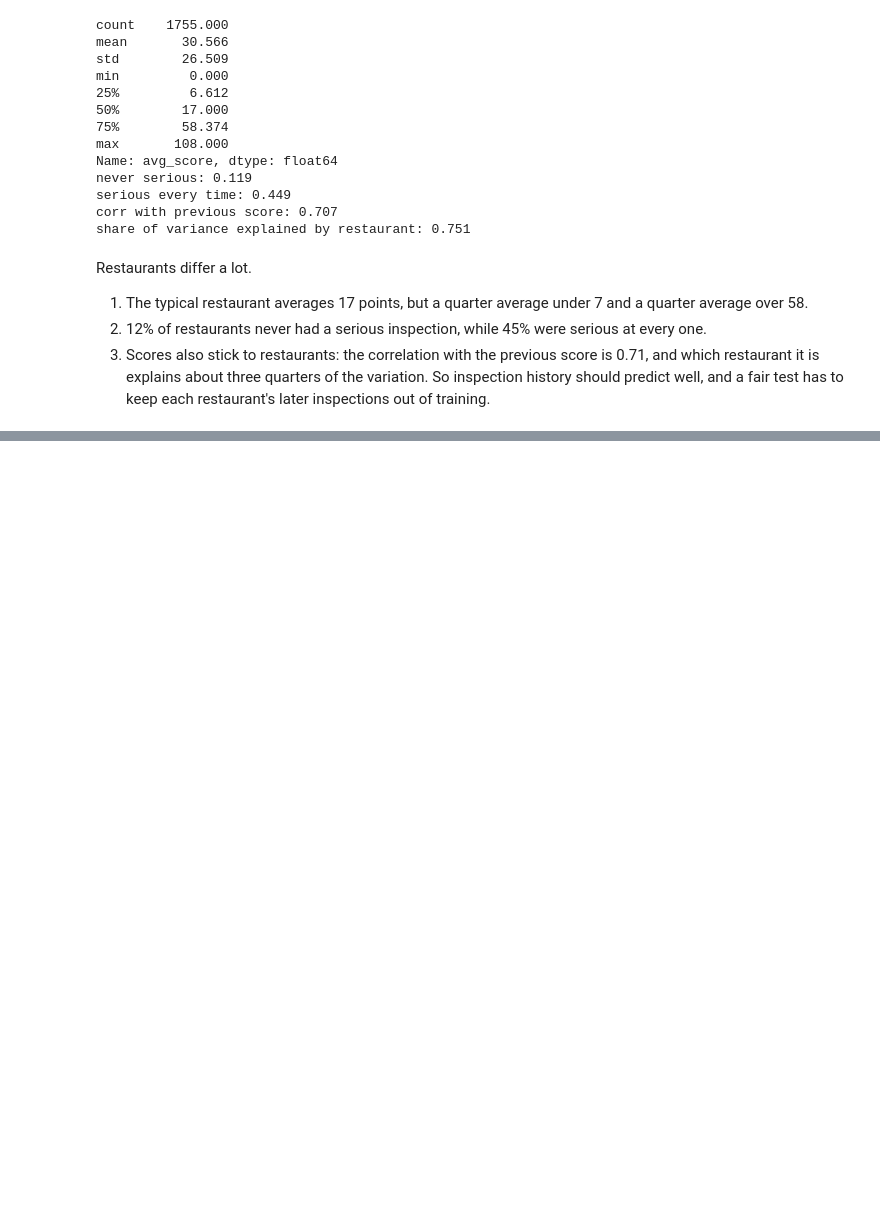
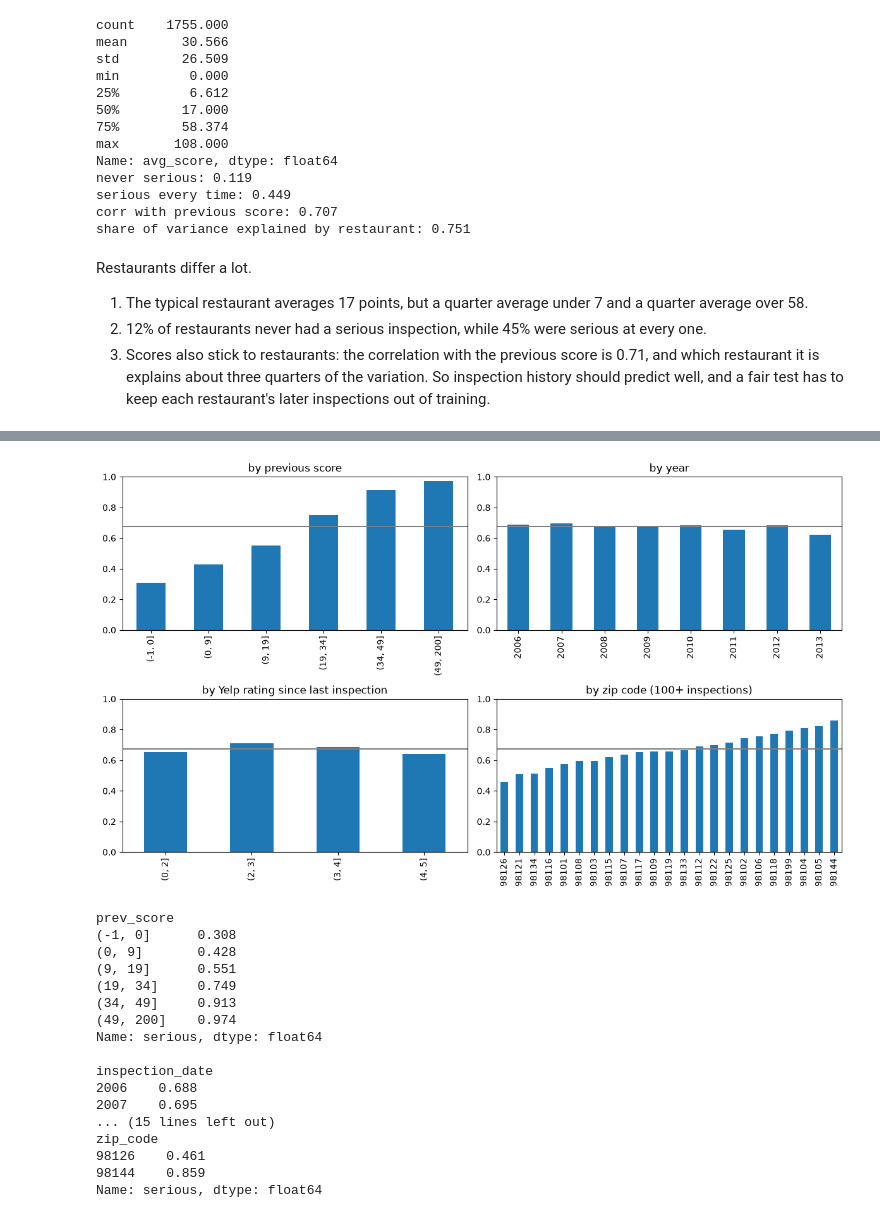
Before and after one commit to TanayPratapSingh/seattle-food-safety, a Jupyter notebook: tanay_singh_reglab_takehome.ipynb, the cells around one changed output, grey strips where cells are left out. Cells and saved outputs as stored; diff of their text form; code cells hidden in the pictures; blank space fills up the shorter version.

Commit message:
Chart the serious share by previous score, year, Yelp rating and zip code

```diff
--- a/tanay_singh_reglab_takehome.ipynb
+++ b/tanay_singh_reglab_takehome.ipynb
@@ -141,0 +150,41 @@ Restaurants differ a lot.
+# %%
+by_prev = df.groupby(pd.cut(df.prev_score, [-1, 0, 9, 19, 34, 49, 200]), observed=True).serious.mean()
+by_year = df.groupby(df.inspection_date.dt.year).serious.mean()
+by_rating = df.groupby(pd.cut(df.avg_rating, [0, 2, 3, 4, 5]), observed=True).serious.mean()
+zip_counts = df.zip_code.value_counts()
+by_zip = df[df.zip_code.isin(zip_counts[zip_counts >= 100].index)].groupby("zip_code").serious.mean().sort_values()
+
+fig, axes = plt.subplots(2, 2, figsize=(12, 7))
+by_prev.plot.bar(ax=axes[0, 0], title="by previous score")
+by_year.plot.bar(ax=axes[0, 1], title="by year")
+by_rating.plot.bar(ax=axes[1, 0], title="by Yelp rating since last inspection")
+by_zip.plot.bar(ax=axes[1, 1], title="by zip code (100+ inspections)")
+for ax in axes.flat:
+    ax.axhline(df.serious.mean(), color="gray")
+    ax.set_ylim(0, 1)
+    ax.set_xlabel("")
+plt.tight_layout()
+plt.show()
+
+print(by_prev.round(3), by_year.round(3), by_rating.round(3), sep="\n\n")
+print(len(by_zip), "zips with 100+ inspections, lowest and highest:")
+print(by_zip.iloc[[0, -1]].round(3))
+# %% [output]
+[figure, added]
+prev_score
+(-1, 0]      0.308
+(0, 9]       0.428
+(9, 19]      0.551
+(19, 34]     0.749
+(34, 49]     0.913
+(49, 200]    0.974
+Name: serious, dtype: float64
+
+inspection_date
+2006    0.688
+2007    0.695
+... (15 lines left out)
+zip_code
+98126    0.461
+98144    0.859
+Name: serious, dtype: float64
```
Also changed, not shown: parts of 1 cell of this notebook.
